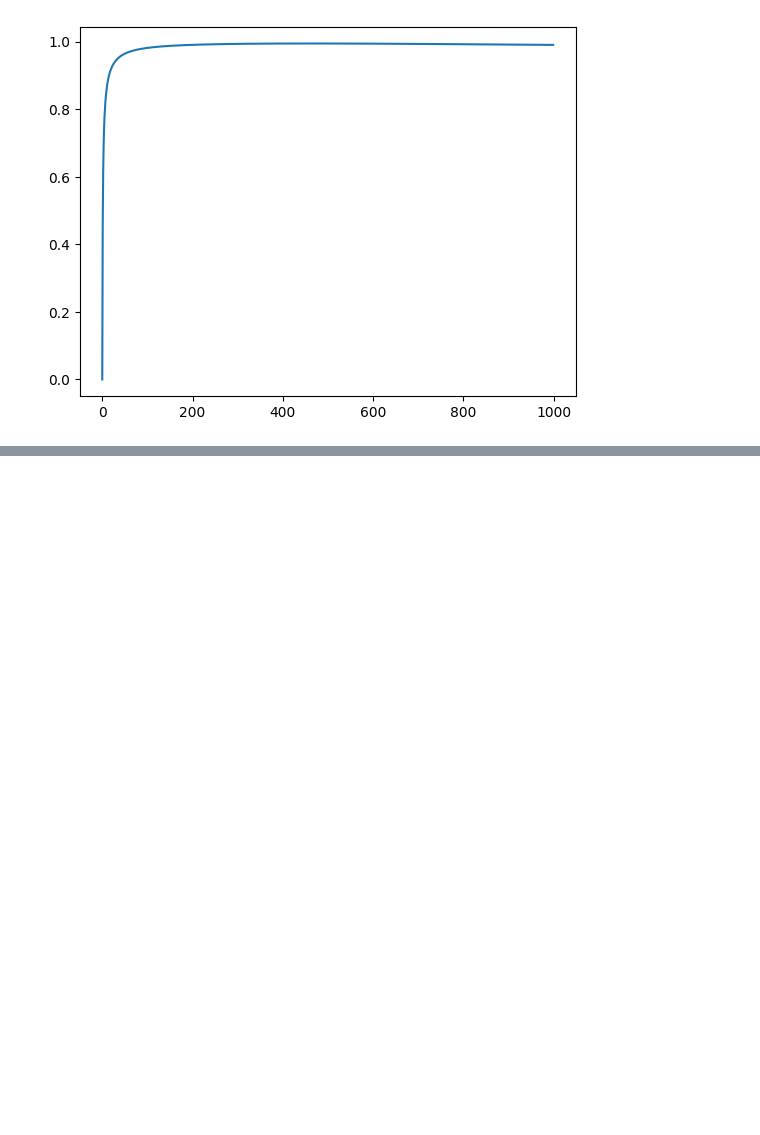
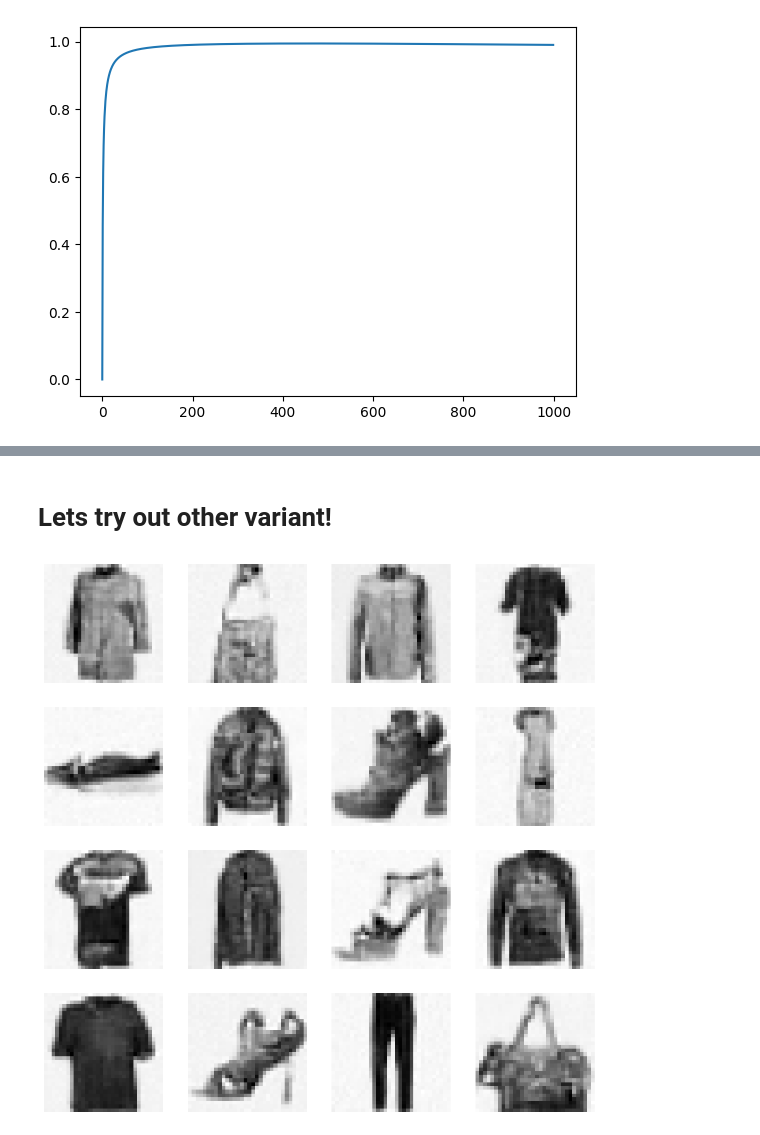
Before and after one commit to pranay8297/fastaip2, a Jupyter notebook: DDPM.ipynb, the cells around one changed output, grey strips where cells are left out. Drawn from its saved outputs; the diff is of its cells as text; code cells hidden in the pictures; blank space fills up the shorter version.

```diff
--- a/DDPM.ipynb
+++ b/DDPM.ipynb
@@ -568 +667,3 @@ Using matplotlib backend: <object object at 0x...>
 [interactive output not drawn]
+# %% [markdown]
+# Lets try out other variant!
@@ -568,0 +677,10 @@ Using matplotlib backend: <object object at 0x...>
+# %%
+model = UnetModel(in_channels=1, out_channels = 1, block_out_channels = (16, 32, 64, 64))
+lr_max, epochs = 5e-03, 4
+cbs = get_callbacks(nn.BatchNorm2d) + [
+          DDPMPrep(),
+          BatchSchedulerCB(partial(lr_scheduler.OneCycleLR, max_lr = lr_max, epochs = epochs, steps_per_epoch = len(dls.train))),
+          LossMonitoringCB()
+      ]
+learner = TrainLearner(model, dls, loss_func = nn.MSELoss(), lr = lr_max, cbs = cbs, opt_func = partial(torch.optim.Adam, eps = 1e-05))
+learner.fit(epochs)
@@ -568,0 +689,6 @@ Using matplotlib backend: <object object at 0x...>
+# %%
+out, _ = sample(learner.model)
+# %%
+show_images(-out[-1])
+# %% [output]
+[figure, added]
```
Also changed, not shown: parts of 26 cells of this notebook.
